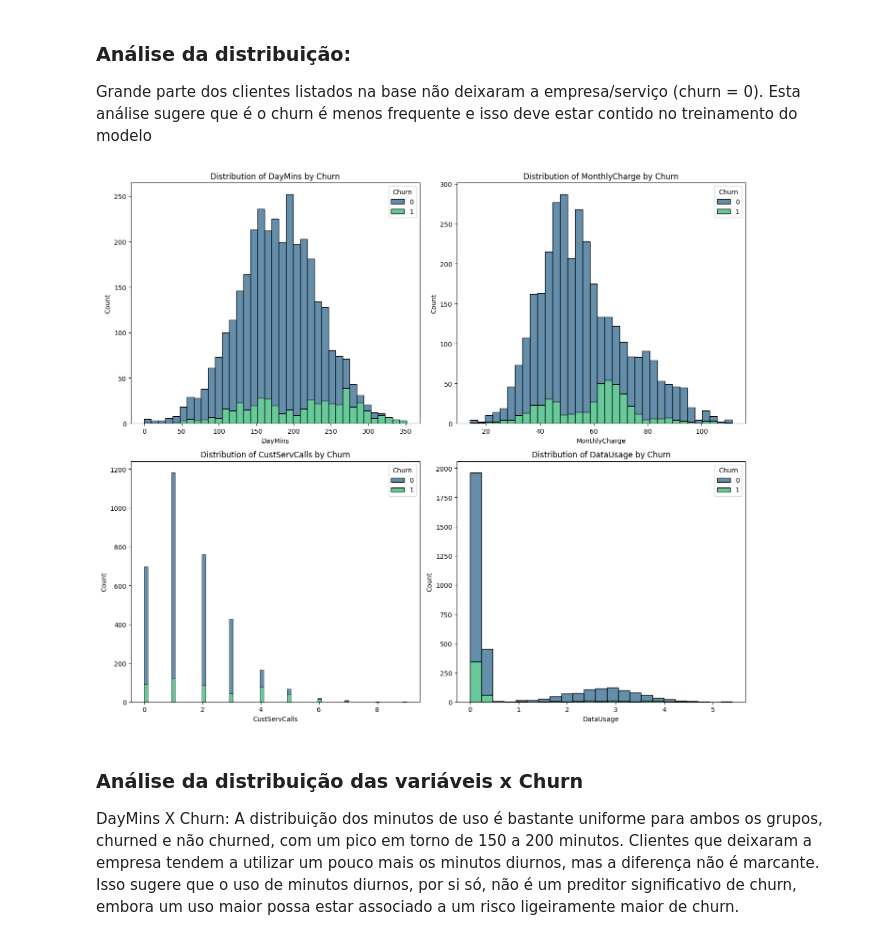
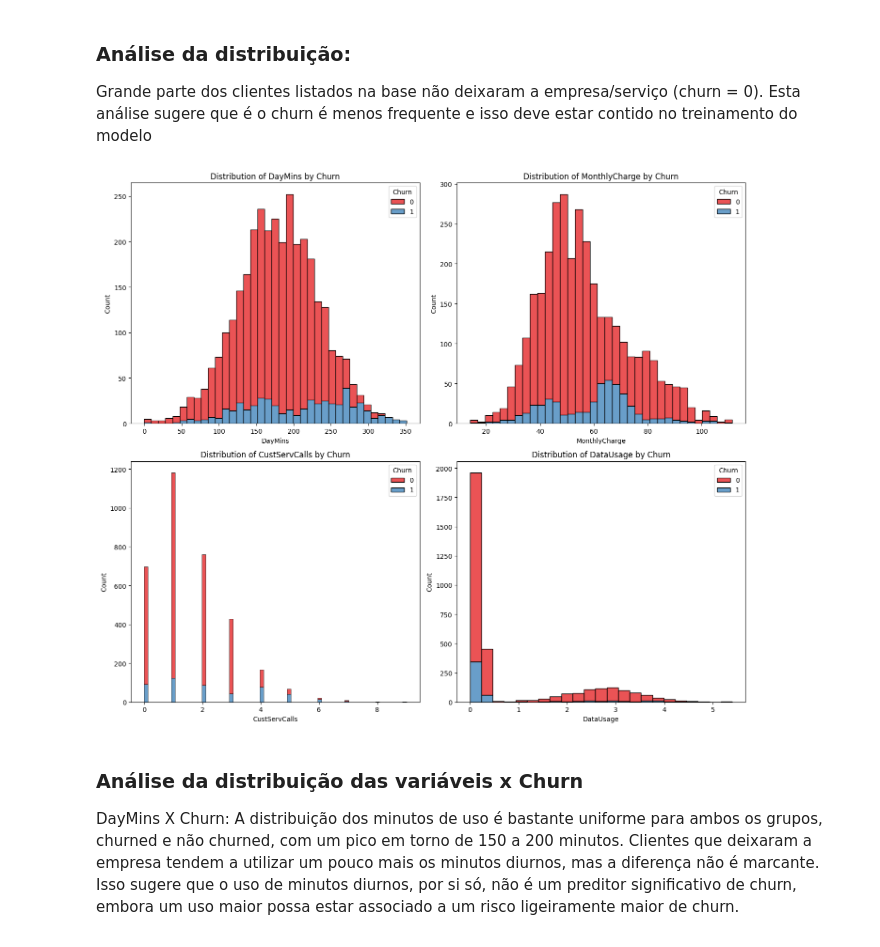
Before and after one commit to mf-gueiros/_sandbox, a Jupyter notebook: CustomerChurn.ipynb, the cells around one changed output. Cells and saved outputs as stored; diff of their text form; code cells hidden in the pictures.

```diff
--- a/CustomerChurn.ipynb
+++ b/CustomerChurn.ipynb
@@ -176,38 +172,38 @@ Grande parte dos clientes listados na base não deixaram a empresa/serviço (chu
 # %%
 # Suprimindo alertas específicos
 warnings.filterwarnings("ignore", category=FutureWarning, module="seaborn")
 
 # Tratando infinitos
 df.replace([np.inf, -np.inf], np.nan, inplace=True)
 df.dropna(inplace=True)
 
 # Setando figura do matplotlib
 plt.figure(figsize=(14, 12))
 
 # média de tempo diário por mês
 plt.subplot(2, 2, 1)
-sns.histplot(data=df, x='DayMins', hue='Churn', multiple='stack', palette='viridis')
+sns.histplot(data=df, x='DayMins', hue='Churn', multiple='stack', palette='Set1')
 plt.title('Distribution of DayMins by Churn')
 
 # média de valor mensal
 plt.subplot(2, 2, 2)
-sns.histplot(data=df, x='MonthlyCharge', hue='Churn', multiple='stack', palette='viridis')
+sns.histplot(data=df, x='MonthlyCharge', hue='Churn', multiple='stack', palette='Set1')
 plt.title('Distribution of MonthlyCharge by Churn')
 
 # ligações para o atendimento
 plt.subplot(2, 2, 3)
-sns.histplot(data=df, x='CustServCalls', hue='Churn', multiple='stack', palette='viridis')
+sns.histplot(data=df, x='CustServCalls', hue='Churn', multiple='stack', palette='Set1')
 plt.title('Distribution of CustServCalls by Churn')
 
 # Dados mensais usados (GB)
 plt.subplot(2, 2, 4)
-sns.histplot(data=df, x='DataUsage', hue='Churn', multiple='stack', palette='viridis')
+sns.histplot(data=df, x='DataUsage', hue='Churn', multiple='stack', palette='Set1')
 plt.title('Distribution of DataUsage by Churn')
 
 plt.tight_layout()
 plt.show()
 # %% [output]
-[figure, old version]
+[figure, new version]
 # %% [markdown]
 ### **Análise da distribuição das variáveis x Churn**
 
```
Also changed, not shown: parts of 8 cells of this notebook, 1 other file.
